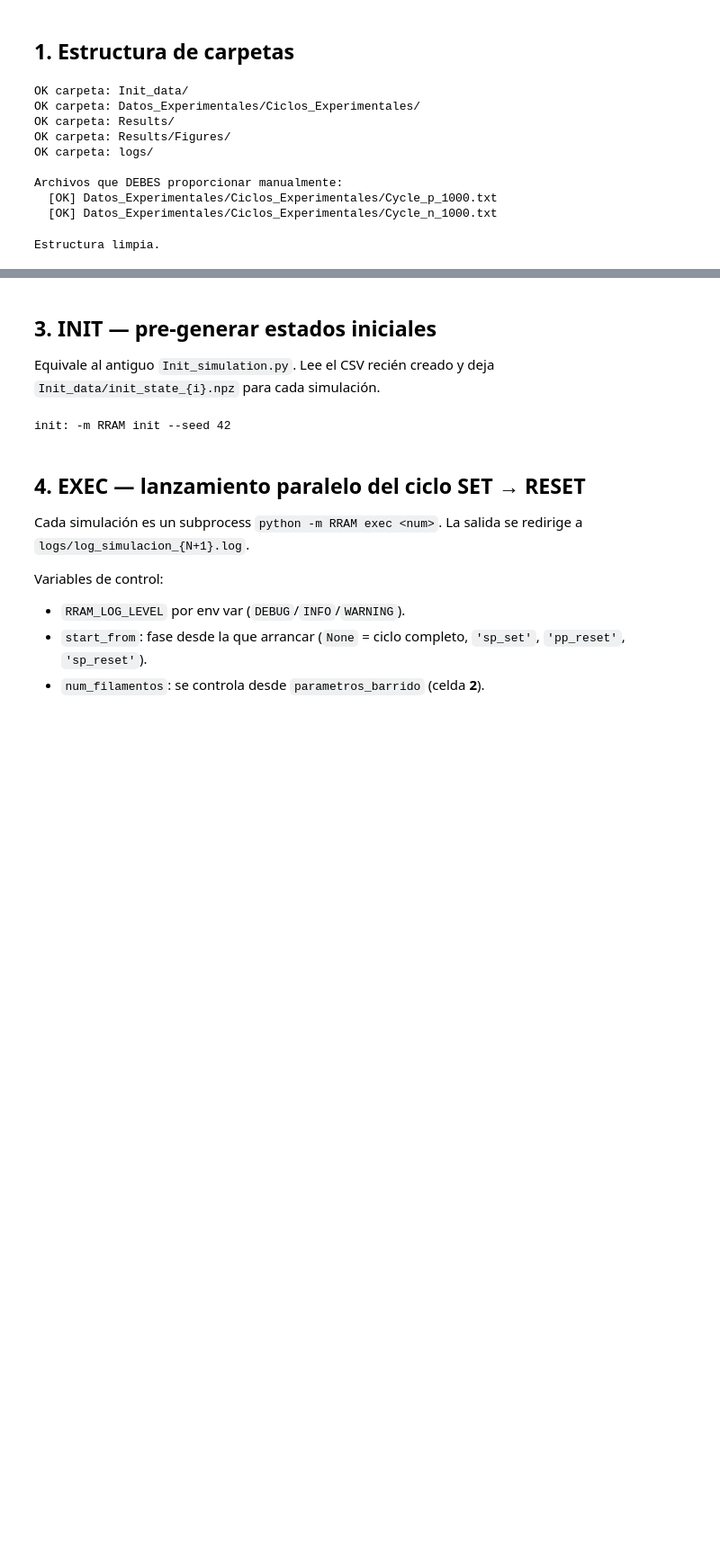
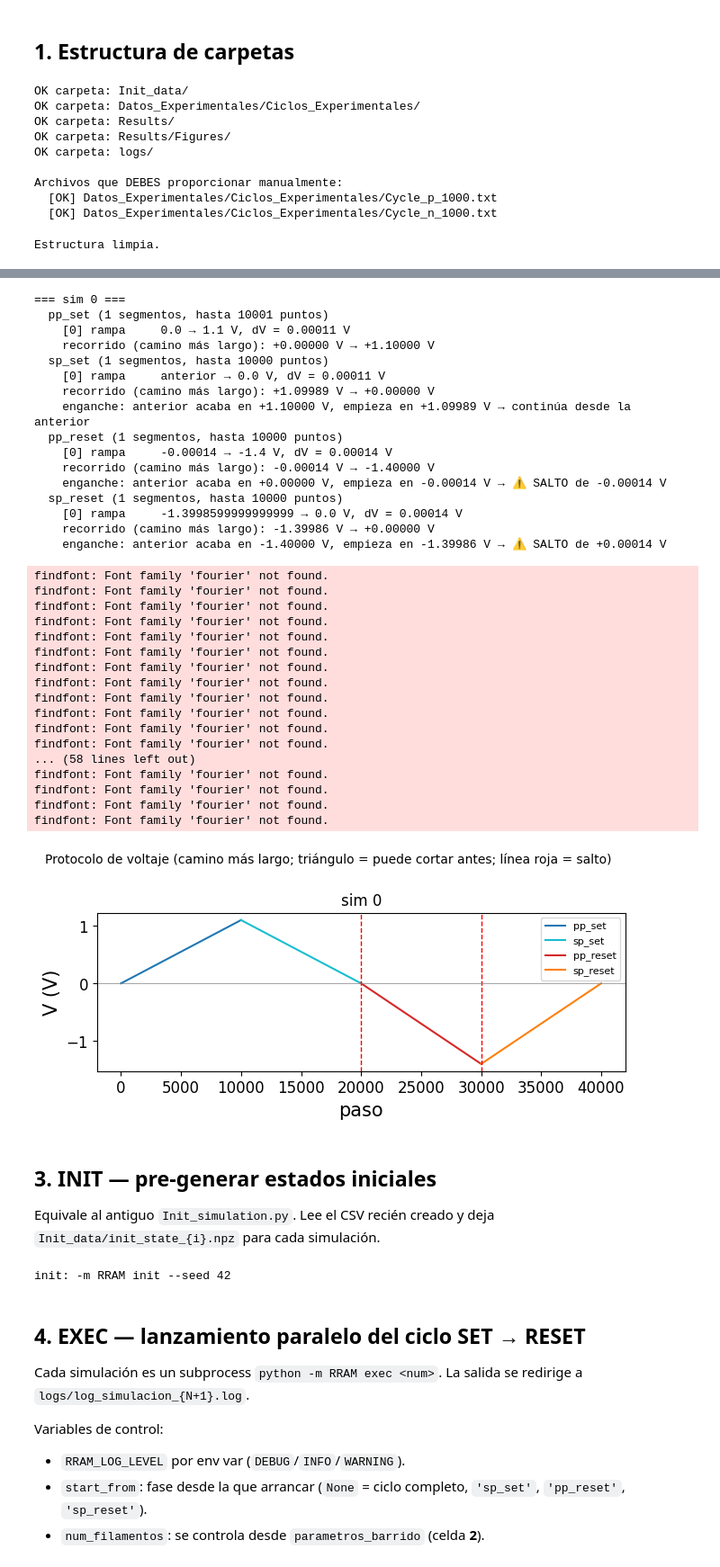
Before and after one commit to LabL4/RRAM_Simulation, a Jupyter notebook: Lanzar_simulacion_RRAM.ipynb, the cells around one changed output, grey strips where cells are left out. Shown at 90% size. Drawn from its saved outputs; the diff is of its cells as text; code cells hidden in the pictures; blank space fills up the shorter version.

```diff
--- a/Lanzar_simulacion_RRAM.ipynb
+++ b/Lanzar_simulacion_RRAM.ipynb
@@ -238,0 +267,10 @@ Generadas 1 configuraciones en Init_data/.
+# %%
+# Previsualización del voltaje (SIN simular): texto de cada etapa, enganches y
+# figura V frente a paso. Línea roja = salto entre etapas; triángulo = segmento
+# que puede cortar antes (condición). Con muchas simulaciones usa sims=[0, 3, ...].
+from RRAM.voltage_controller import previsualizar
+
+if start_from is None:
+    fig_protocolo = previsualizar(manager)
+    plt.show()
+# %% [output]
@@ -239,3 +294,37 @@ Generadas 1 configuraciones en Init_data/.
+=== sim 0 ===
+  pp_set (1 segmentos, hasta 10001 puntos)
+    [0] rampa     0.0 → 1.1 V, dV = 0.00011 V
+    recorrido (camino más largo): +0.00000 V → +1.10000 V
+  sp_set (1 segmentos, hasta 10000 puntos)
+    [0] rampa     anterior → 0.0 V, dV = 0.00011 V
+    recorrido (camino más largo): +1.09989 V → +0.00000 V
+    enganche: anterior acaba en +1.10000 V, empieza en +1.09989 V → continúa desde la anterior
+  pp_reset (1 segmentos, hasta 10000 puntos)
+    [0] rampa     -0.00014 → -1.4 V, dV = 0.00014 V
+    recorrido (camino más largo): -0.00014 V → -1.40000 V
+    enganche: anterior acaba en +0.00000 V, empieza en -0.00014 V → ⚠ SALTO de -0.00014 V
+  sp_reset (1 segmentos, hasta 10000 puntos)
+    [0] rampa     -1.3998599999999999 → 0.0 V, dV = 0.00014 V
+    recorrido (camino más largo): -1.39986 V → +0.00000 V
+    enganche: anterior acaba en -1.40000 V, empieza en -1.39986 V → ⚠ SALTO de +0.00014 V
+findfont: Font family 'fourier' not found.
+findfont: Font family 'fourier' not found.
+findfont: Font family 'fourier' not found.
+findfont: Font family 'fourier' not found.
+findfont: Font family 'fourier' not found.
+findfont: Font family 'fourier' not found.
+findfont: Font family 'fourier' not found.
+findfont: Font family 'fourier' not found.
+findfont: Font family 'fourier' not found.
+findfont: Font family 'fourier' not found.
+findfont: Font family 'fourier' not found.
+findfont: Font family 'fourier' not found.
+... (58 lines left out)
+findfont: Font family 'fourier' not found.
+findfont: Font family 'fourier' not found.
+findfont: Font family 'fourier' not found.
+findfont: Font family 'fourier' not found.
+[figure, added]
 # %% [markdown]
 ## 3. INIT — pre-generar estados iniciales
 
```
Also changed, not shown: parts of 9 cells of this notebook, 15 other files.
